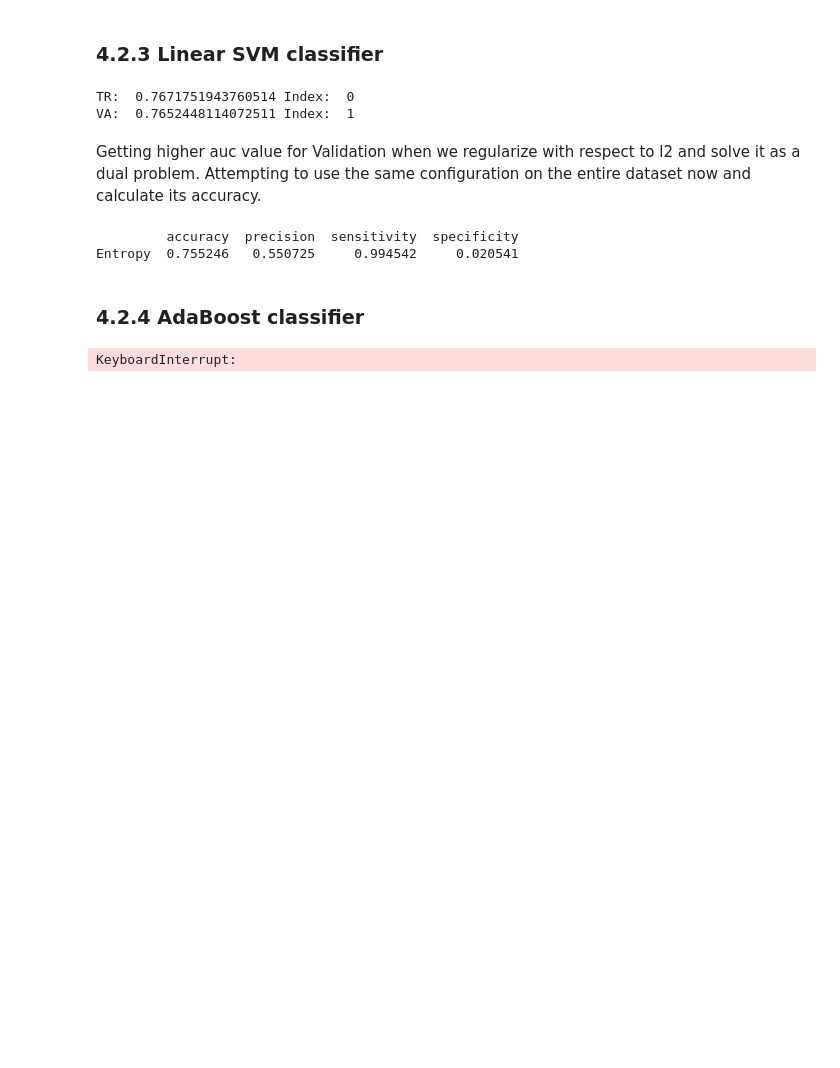
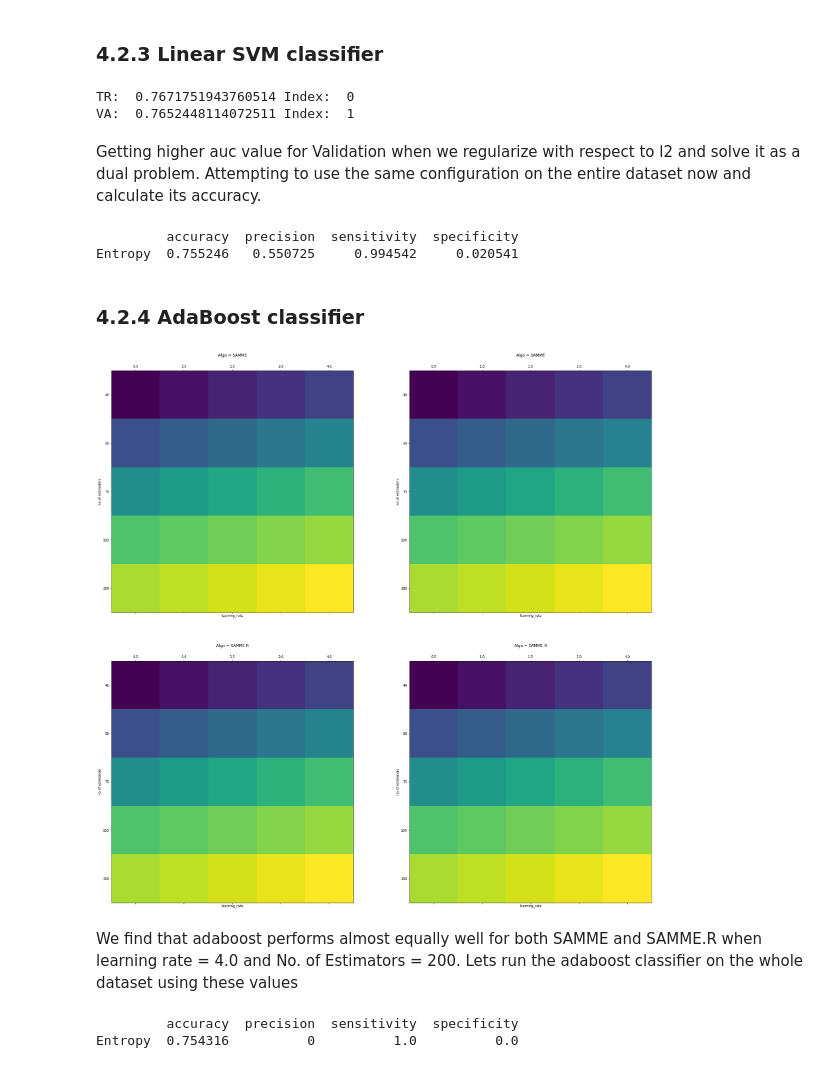
Before and after one commit to arv1ndh/ml_project, a Jupyter notebook: code/project_contents.ipynb, the cells around one changed output. Saved outputs shown, nothing was run; the diff lists cells and outputs as text; code cells hidden in the pictures; blank space fills up the shorter version.

Commit message:
Ran adaboost, but still need to do some optimization, getting runtime warnings and less accuracy

```diff
--- a/code/project_contents.ipynb
+++ b/code/project_contents.ipynb
@@ -745,7 +745,7 @@ algo_l = ["SAMME", "SAMME.R"]
 lr_l = [0.5, 1.0, 1.5, 2.0, 4.0]
 n_est_l = [40, 50, 75, 100, 200]
 tr_auc = np.zeros((len(lr_l), len(n_est_l)))
-tr_auc = np.zeros((len(lr_l), len(n_est_l)))
+va_auc = np.zeros((len(lr_l), len(n_est_l)))
 
 for algo in algo_l:
     tr_mean = 0
@@ -769,7 +769,36 @@ for algo in algo_l:
                 va_false_positive_rate, va_recall, va_thresholds = roc_curve(k_va_results,va_adb_preds)
                 va_roc_auc = auc(va_false_positive_rate, va_recall)
                 va_mean += va_roc_auc
-    tr_auc[index][ind] = tr_mean / 5
-    va_auc[index][ind] = va_mean / 5
+            tr_auc[index][ind] = tr_mean / 5
+            va_auc[index][ind] = va_mean / 5
-# %% [output]
-KeyboardInterrupt:
+# %%
+fig, axes = plt.subplots(2,2, figsize = (30,30))
+for k in range(2):
+    axes[k][0].set_xlabel('learning_rate')
+    axes[k][0].set_ylabel('no.of estimators')
+    axes[k][0].set_title("Algo = " + algo_l[k])
+    cax = axes[k][0].matshow(tr_auc, interpolation='nearest')
+    axes[k][0].set_xticklabels([''] + list(lr_l))
+    axes[k][0].set_yticklabels([''] + list(n_est_l))
+
+    axes[k][1].set_xlabel('learning_rate')
+    axes[k][1].set_ylabel('no.of estimators')
+    axes[k][1].set_title("Algo = " + algo_l[k])
+    cax = axes[k][1].matshow(va_auc, interpolation='nearest')
+    axes[k][1].set_xticklabels([''] + list(lr_l))
+    axes[k][1].set_yticklabels([''] + list(n_est_l))
+# %% [output]
+[figure, added]
+# %% [markdown]
+We find that adaboost performs almost equally well for both SAMME and SAMME.R when learning rate = 4.0 and No. of Estimators = 200. Lets run the adaboost classifier on the whole dataset using these values
+# %%
+ada_boost_c  = AdaBoostClassifier(n_estimators=200, learning_rate=4.0, algorithm='SAMME')
+ada_boost_c.fit(train_ohe, train_results)
+te_adb_preds = ada_boost_c.predict(test_ohe)
+acc,pre,spe,sen = conf_calc(test_results, te_adb_preds)
+eval_dict = {'accuracy': acc, 'precision' : pre, 'specificity' : spe, 'sensitivity' : sen}
+eval_df = pd.DataFrame([eval_dict], index = ['Entropy'])
+print(eval_df)
+# %% [output]
+         accuracy  precision  sensitivity  specificity
+Entropy  0.754316          0          1.0          0.0
```
